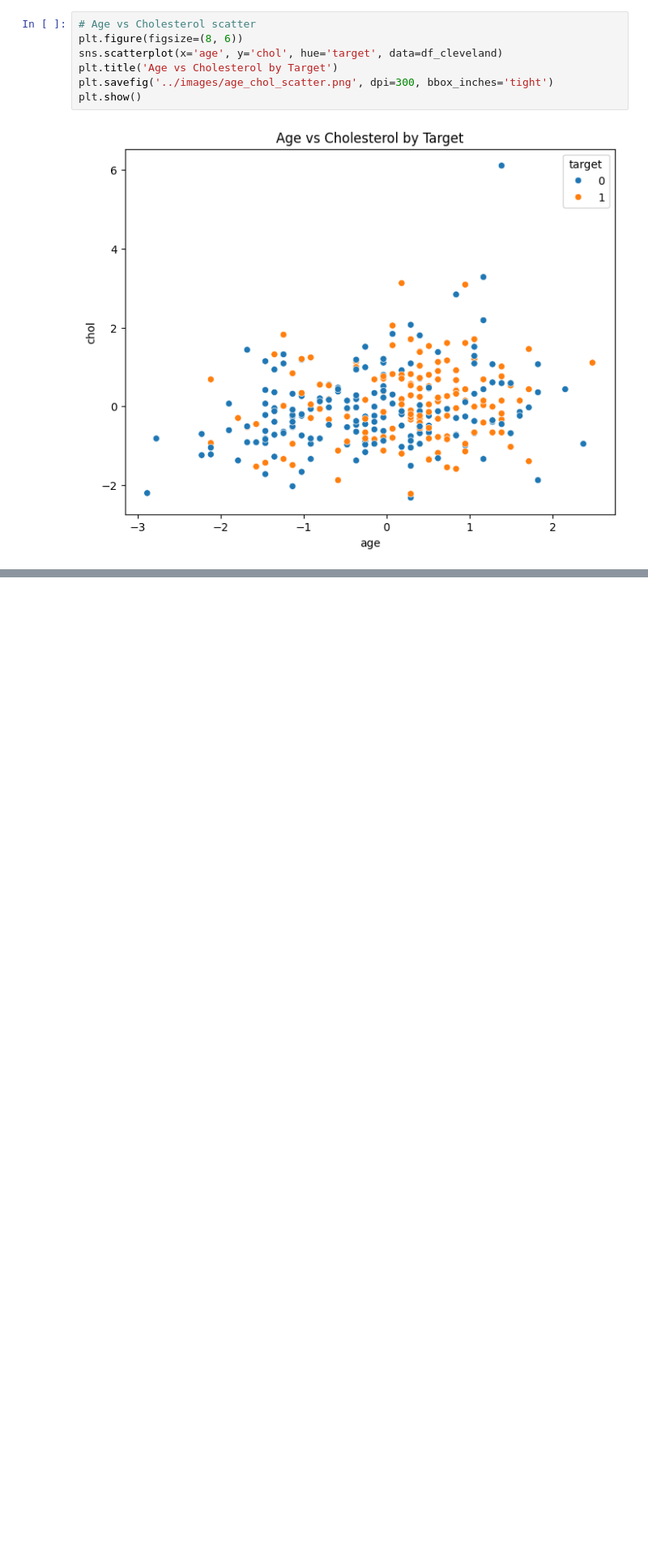
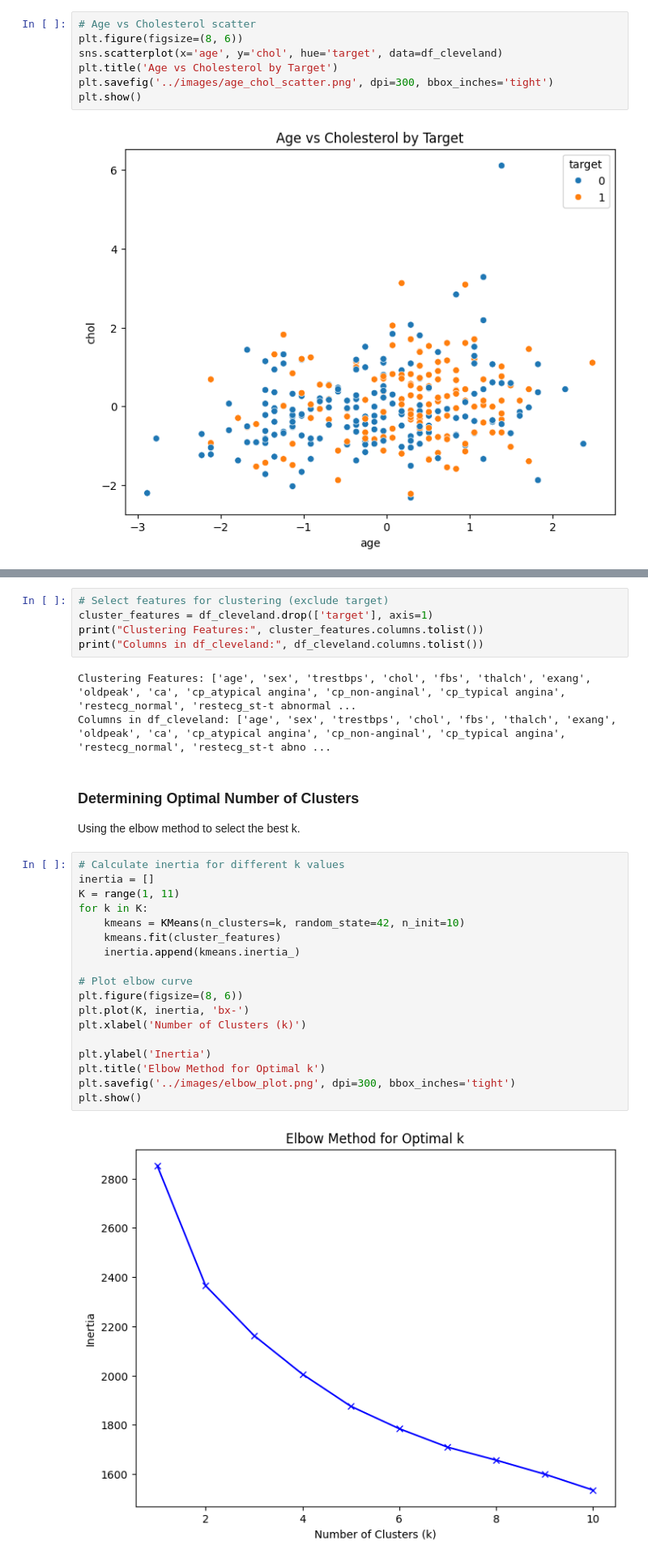
Before and after one commit to GoudyMT/heart-disease-ml, a Jupyter notebook: notebook/ml-portfolio.ipynb, the cells around one changed output, grey strips where cells are left out. Shown at 81% size. Saved outputs shown, nothing was run; the diff lists cells and outputs as text; blank space fills up the shorter version.

Commit message:
Implement K-means clustering with elbow method, visualizations, and cluster analysis

```diff
--- a/notebook/ml-portfolio.ipynb
+++ b/notebook/ml-portfolio.ipynb
@@ -182,0 +190,31 @@ plt.show()
+# %%
+# Select features for clustering (exclude target)
+cluster_features = df_cleveland.drop(['target'], axis=1)
+print("Clustering Features:", cluster_features.columns.tolist())
+print("Columns in df_cleveland:", df_cleveland.columns.tolist())
+# %% [output]
+Clustering Features: ['age', 'sex', 'trestbps', 'chol', 'fbs', 'thalch', 'exang', 'oldpeak', 'ca', 'cp_atypical angina', 'cp_non-anginal', 'cp_typical angina', 'restecg_normal', 'restecg_st-t abnormal ...
+Columns in df_cleveland: ['age', 'sex', 'trestbps', 'chol', 'fbs', 'thalch', 'exang', 'oldpeak', 'ca', 'cp_atypical angina', 'cp_non-anginal', 'cp_typical angina', 'restecg_normal', 'restecg_st-t abno ...
+# %% [markdown]
+### Determining Optimal Number of Clusters
+Using the elbow method to select the best k.
+# %%
+# Calculate inertia for different k values
+inertia = []
+K = range(1, 11)
+for k in K:
+    kmeans = KMeans(n_clusters=k, random_state=42, n_init=10)
+    kmeans.fit(cluster_features)
+    inertia.append(kmeans.inertia_)
+
+# Plot elbow curve
+plt.figure(figsize=(8, 6))
+plt.plot(K, inertia, 'bx-')
+plt.xlabel('Number of Clusters (k)')
+
+plt.ylabel('Inertia')
+plt.title('Elbow Method for Optimal k')
+plt.savefig('../images/elbow_plot.png', dpi=300, bbox_inches='tight')
+plt.show()
+# %% [output]
+[figure, added]
```
Also changed, not shown: parts of 10 cells of this notebook, 5 other files.
